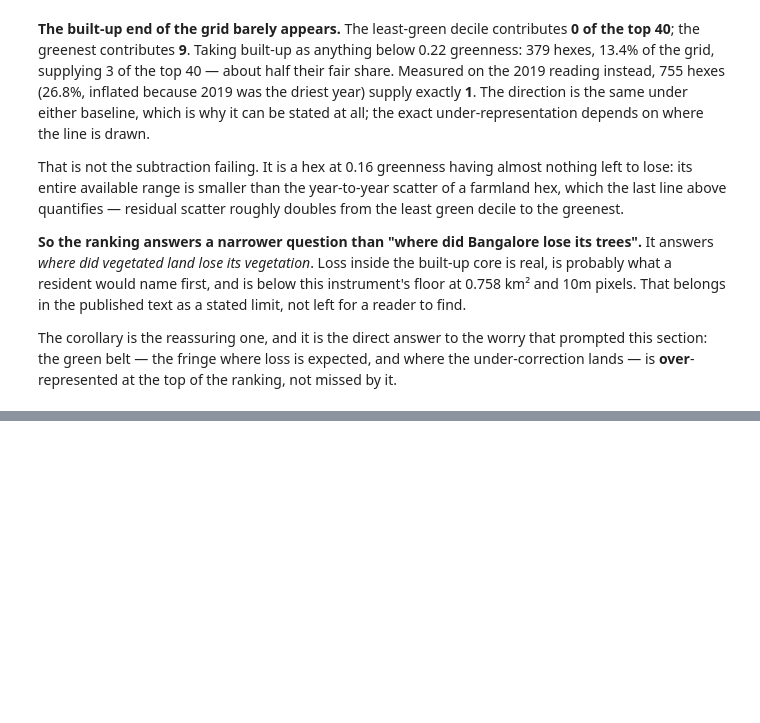
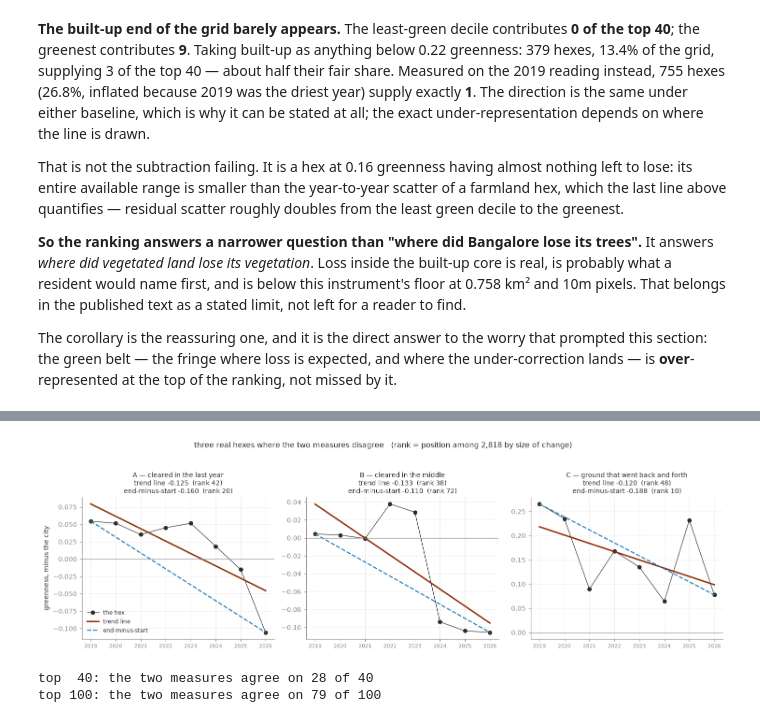
Before and after one commit to dtgoyal1/bengaluru-green-cover, a Jupyter notebook: notebooks/m2_hex_table.ipynb, the cells around one changed output, grey strips where cells are left out. Drawn from its saved outputs; the diff is of its cells as text; code cells hidden in the pictures; blank space fills up the shorter version.

```diff
--- a/notebooks/m2_hex_table.ipynb
+++ b/notebooks/m2_hex_table.ipynb
@@ -1078,0 +1132,38 @@ is **over**-represented at the top of the ranking, not missed by it.
+# %%
+end_minus_start = norm[YEARS[-1]] - norm[YEARS[0]]
+trend_total = slope_n * span
+rank_trend = trend_total.abs().rank(ascending=False).astype(int)
+rank_end = end_minus_start.abs().rank(ascending=False).astype(int)
+
+examples = (
+    ("8860169631fffff", "A — cleared in the last year"),
+    ("88601696e3fffff", "B — cleared in the middle"),
+    ("8861892501fffff", "C — ground that went back and forth"),
+)
+fig, axes = plt.subplots(1, 3, figsize=(13.5, 4.0))
+for ax, (hx, label) in zip(axes, examples):
+    v = norm.loc[hx]
+    line = trend_line(v)
+    ax.plot(YEARS, v, "o-", color=INK, linewidth=0.8, markersize=5, label="the hex")
+    ax.plot(YEARS, line, color=LOSS, linewidth=2, label="trend line")
+    ax.plot([YEARS[0], YEARS[-1]], [v.iloc[0], v.iloc[-1]], "--", color=END, linewidth=1.6,
+            label="end-minus-start")
+    ax.axhline(0, color=MUTED, linewidth=0.8)
+    ax.set_xticks(YEARS)
+    ax.set_xticklabels(YEARS, fontsize=7)
+    ax.set_title(f"{label}\n"
+                 f"trend line {trend_total[hx]:+.3f}  (rank {rank_trend[hx]})\n"
+                 f"end-minus-start {end_minus_start[hx]:+.3f}  (rank {rank_end[hx]})", fontsize=9)
+axes[0].set_ylabel("greenness, minus the city")
+axes[0].legend(fontsize=8, frameon=False, loc="lower left")
+fig.suptitle("three real hexes where the two measures disagree   (rank = position among 2,818 by size of change)",
+             fontsize=10.5, y=1.04)
+plt.tight_layout(); plt.show()
+
+for n in (40, 100):
+    both = set(trend_total.abs().nlargest(n).index) & set(end_minus_start.abs().nlargest(n).index)
+    print(f"top {n:3d}: the two measures agree on {len(both)} of {n}")
+# %% [output]
+[figure, added]
+top  40: the two measures agree on 28 of 40
+top 100: the two measures agree on 79 of 100
```
Also changed, not shown: parts of 9 cells of this notebook, 7 other files.
